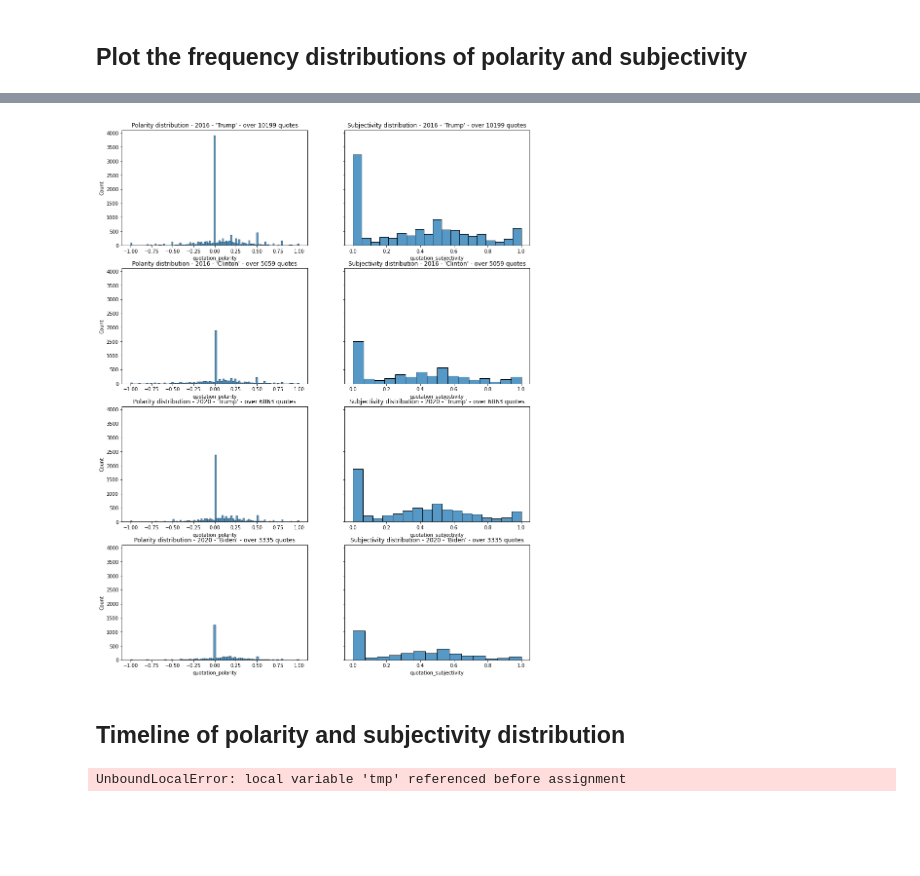
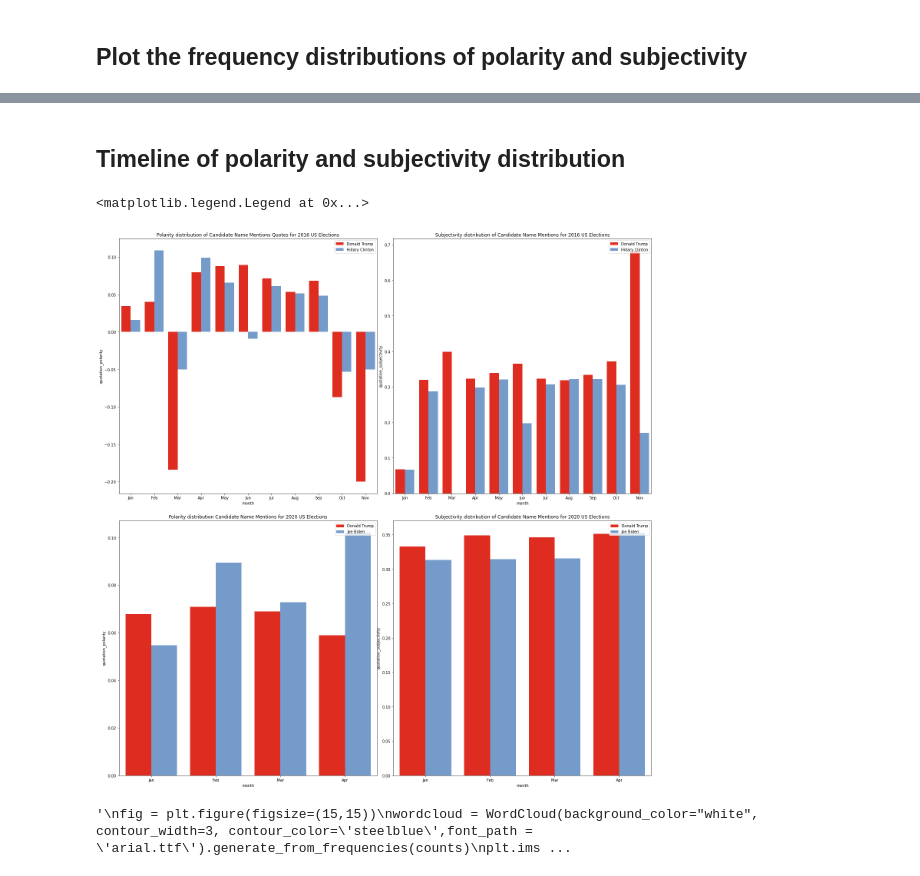
Before and after one commit to epfl-ada/ada-2021-project-sars, a Jupyter notebook: sentiment_analysis.ipynb, the cells around one changed output, grey strips where cells are left out. Saved outputs shown, nothing was run; the diff lists cells and outputs as text; code cells hidden in the pictures; blank space fills up the shorter version.

```diff
--- a/sentiment_analysis.ipynb
+++ b/sentiment_analysis.ipynb
@@ -75,29 +77,3 @@ def standardize(df):
-# %%
-fig, axes = plt.subplots(4, 2, figsize=(15, 20), sharey=True)
-
-sns.histplot(df_trump_2016_sa['quotation_polarity'], ax=axes[0][0])
-axes[0][0].set_title(f'Polarity distribution - 2016 - \'Trump\' - over {len(df_trump_2016_sa)} quotes')
-sns.histplot(df_trump_2016_sa['quotation_subjectivity'], ax=axes[0][1])
-axes[0][1].set_title(f'Subjectivity distribution - 2016 - \'Trump\' - over {len(df_trump_2016_sa)} quotes')
-
-sns.histplot(df_clinton_2016_sa['quotation_polarity'], ax=axes[1][0])
-axes[1][0].set_title(f'Polarity distribution - 2016 - \'Clinton\' - over {len(df_clinton_2016_sa)} quotes')
-sns.histplot(df_clinton_2016_sa['quotation_subjectivity'], ax=axes[1][1])
-axes[1][1].set_title(f'Subjectivity distribution - 2016 - \'Clinton\' - over {len(df_clinton_2016_sa)} quotes')
-
-sns.histplot(df_trump_2020_sa['quotation_polarity'], ax=axes[2][0])
-axes[2][0].set_title(f'Polarity distribution - 2020 - \'Trump\' - over {len(df_trump_2020_sa)} quotes')
-sns.histplot(df_trump_2020_sa['quotation_subjectivity'], ax=axes[2][1])
-axes[2][1].set_title(f'Subjectivity distribution - 2020 - \'Trump\' - over {len(df_trump_2020_sa)} quotes')
-
-sns.histplot(df_biden_2020_sa['quotation_polarity'], ax=axes[3][0])
-axes[3][0].set_title(f'Polarity distribution - 2020 - \'Biden\' - over {len(df_biden_2020_sa)} quotes')
-sns.histplot(df_biden_2020_sa['quotation_subjectivity'], ax=axes[3][1])
-axes[3][1].set_title(f'Subjectivity distribution - 2020 - \'Biden\' - over {len(df_biden_2020_sa)} quotes')
-
-fig.savefig('Data/Visualization/Frequency_Distribution_Of_Polarity_Subjectivity_Trump_Clinton_Biden_Quotes.png', transparent=True)
-# %% [output]
-[figure, removed]
 # %% [markdown]
 ## Timeline of polarity and subjectivity distribution
 # %%
@@ -120,33 +95,57 @@ def preprocess_data_for_visualisation(df_candidates, months, candidates, subject
 # %%
 months_2016 = ['Jan', 'Feb', 'Mar', 'Apr', 'May', 'Jun', 'Jul', 'Aug', 'Sep', 'Oct', 'Nov']
 months_2020 = ['Jan', 'Feb', 'Mar', 'Apr']
 candidates_2016 = ['Donald Trump', 'Hillary Clinton']
 candidates_2020 = ['Donald Trump', 'Joe Biden']
 
 df_candidates_2016 = pd.concat([df_trump_2016_sa, df_clinton_2016_sa], ignore_index=True)
 df_candidates_2020 = pd.concat([df_trump_2020_sa, df_biden_2020_sa], ignore_index=True)
 
 df_candidates_2016_polarity_processed = preprocess_data_for_visualisation(df_candidates_2016, months_2016, candidates_2016)
 df_candidates_2020_polarity_processed = preprocess_data_for_visualisation(df_candidates_2020, months_2020, candidates_2020)
 
 df_candidates_2016_subjectivity_processed = preprocess_data_for_visualisation(df_candidates_2016, months_2016, candidates_2016, subjectivity=True)
 df_candidates_2020_subjectivity_processed = preprocess_data_for_visualisation(df_candidates_2020, months_2020, candidates_2020, subjectivity=True)
 
 fig, axs = plt.subplots(2, 2, figsize=(20,20))
 fig.tight_layout(h_pad=5)
 
 axs[0][0].set_title("Polarity distribution of Candidate Name Mentions Quotes for 2016 US Elections")
 sns.barplot(x='month', y='quotation_polarity', estimator=np.mean, ci="sd", capsize=2, data=df_candidates_2016_polarity_processed, hue="candidate", order=months_2016, ax=axs[0][0], palette=["#fe1100",'#6699d8'])
 axs[0][0].legend(loc='upper right')
 axs[1][0].set_title("Polarity distribution Candidate Name Mentions for 2020 US Elections")
-sns.barplot(x='month', y='quotation_polarity', data=df_candidates_2020_polarity_processed, hue="candidate", order=months_2016, ax=axs[1][0], palette=["#fe1100",'#6699d8'])
+sns.barplot(x='month', y='quotation_polarity', data=df_candidates_2020_polarity_processed, hue="candidate", order=months_2020, ax=axs[1][0], palette=["#fe1100",'#6699d8'])
 axs[1][0].legend(loc='upper right')
 
 axs[0][1].set_title("Subjectivity distribution of Candidate Name Mentions for 2016 US Elections")
-sns.barplot(x='month', y='quotation_subjectivity', estimator=np.mean, ci="sd", capsize=.2, data=df_candidates_2016_subjectivity_processed, hue="candidate", order=months_2020, ax=axs[0][1], palette=["#fe1100",'#6699d8'])
+sns.barplot(x='month', y='quotation_subjectivity', estimator=np.mean, ci="sd", capsize=.2, data=df_candidates_2016_subjectivity_processed, hue="candidate", order=months_2016, ax=axs[0][1], palette=["#fe1100",'#6699d8'])
 axs[0][1].legend(loc='upper right')
 axs[1][1].set_title("Subjectivity distribution of Candidate Name Mentions for 2020 US Elections")
 sns.barplot(x='month', y='quotation_subjectivity', data=df_candidates_2020_subjectivity_processed, hue="candidate", order=months_2020, ax=axs[1][1], palette=["#fe1100",'#6699d8'])
 axs[1][1].legend(loc='upper right')
 # %% [output]
-UnboundLocalError: local variable 'tmp' referenced before assignment
+<matplotlib.legend.Legend at 0x...>
+[figure, added]
+# %%
+positive_quotes_candidates_2016 = df_candidates_2016[df_candidates_2016['quotation_polarity'] > 0.5]
+
+# Import the wordcloud library
+from collections import Counter
+from wordcloud import WordCloud          # pip install wordcloud
+import matplotlib.pyplot as plt
+
+# Join the different processed titles together.
+long_string = ','.join(list(positive_quotes_candidates_2016['quotation'].values))
+
+COUNTS = Counter(long_string.split())
+counts = {k:v for k, v in COUNTS.most_common(200)}
+
+'''
+fig = plt.figure(figsize=(15,15))
+wordcloud = WordCloud(background_color="white", contour_width=3, contour_color='steelblue',font_path = 'arial.ttf').generate_from_frequencies(counts)
+plt.imshow(wordcloud, interpolation="bilinear")
+plt.axis("off")
+plt.show()
+'''
+# %% [output]
+'\nfig = plt.figure(figsize=(15,15))\nwordcloud = WordCloud(background_color="white", contour_width=3, contour_color=\'steelblue\',font_path = \'arial.ttf\').generate_from_frequencies(counts)\nplt.ims ...
```
Also changed, not shown: parts of 7 cells of this notebook.
